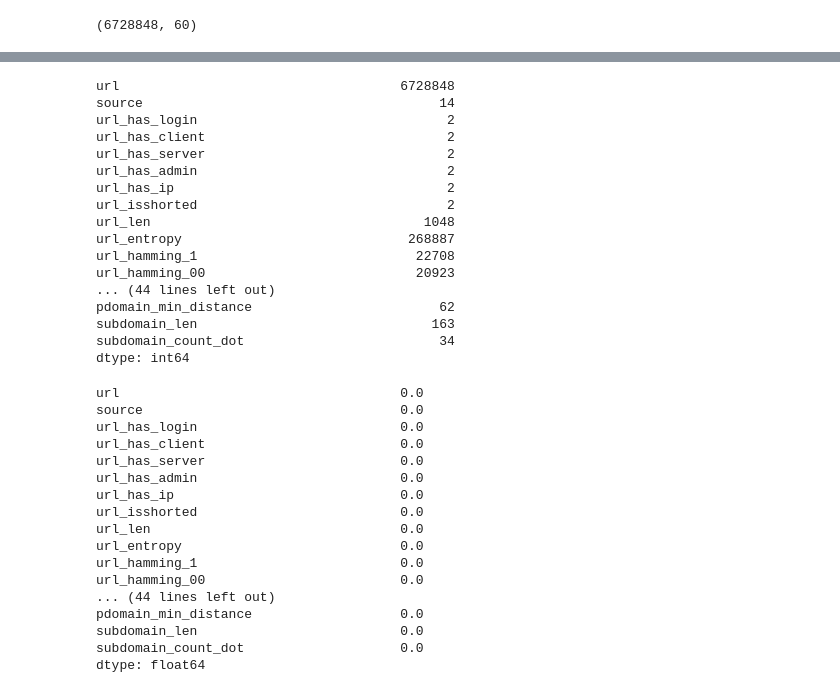
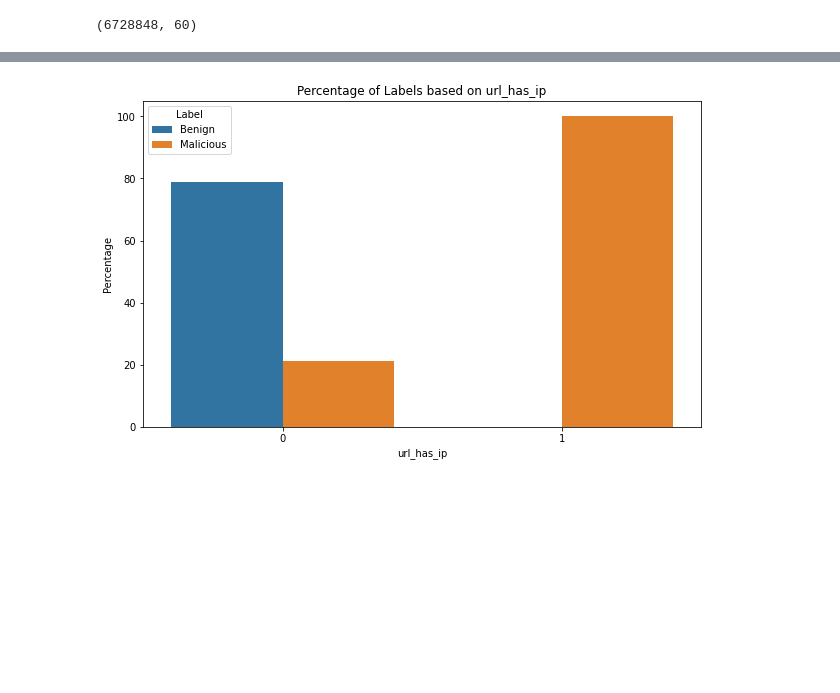
Before and after one commit to a8truong/dsc148_project, a Jupyter notebook: DSC148_Project.ipynb, the cells around one changed output, grey strips where cells are left out. Cells and saved outputs as stored; diff of their text form; code cells hidden in the pictures; blank space fills up the shorter version.

Commit message:
added models

```diff
--- a/DSC148_Project.ipynb
+++ b/DSC148_Project.ipynb
@@ -91,40 +62,4 @@ X.info
 # %%
-X.nunique() # We can see that urls are entirely unique and acts as an id, so we can omit for our classification modeling
+train.nunique() # We can see that urls are entirely unique and acts as an id, so we can omit for our classification modeling
-# %% [output]
-url                                    6728848
-source                                      14
-url_has_login                                2
-url_has_client                               2
-url_has_server                               2
-url_has_admin                                2
-url_has_ip                                   2
-url_isshorted                                2
-url_len                                   1048
-url_entropy                             268887
-url_hamming_1                            22708
-url_hamming_00                           20923
-... (44 lines left out)
-pdomain_min_distance                        62
-subdomain_len                              163
-subdomain_count_dot                         34
-dtype: int64
 # %%
-(X.isnull().sum()/(len(X)))*100 # There is no missing data
+train.isnull().sum() # There is no missing data
-# %% [output]
-url                                    0.0
-source                                 0.0
-url_has_login                          0.0
-url_has_client                         0.0
-url_has_server                         0.0
-url_has_admin                          0.0
-url_has_ip                             0.0
-url_isshorted                          0.0
-url_len                                0.0
-url_entropy                            0.0
-url_hamming_1                          0.0
-url_hamming_00                         0.0
-... (44 lines left out)
-pdomain_min_distance                   0.0
-subdomain_len                          0.0
-subdomain_count_dot                    0.0
-dtype: float64
@@ -133,0 +66,20 @@ sb.boxplot(x='label', y='price', data=train[['label', 'price']])
+# %%
+# add label col as str to use as legend label
+train['label_str'] = ['Malicious' if i else 'Benign' for i in train.label]
+# %%
+# Group by 'url_has_ip' and count occurrences of each label
+counts = train.groupby(['url_has_ip', 'label_str']).size().reset_index(name='count')
+
+# Calculate percentage within each 'url_has_ip' category
+counts['percentage'] = counts.groupby('url_has_ip')['count'].transform(lambda x: x / x.sum() * 100)
+
+# Plot
+plt.figure(figsize=(10, 6))
+sns.barplot(data=counts, x='url_has_ip', y='percentage', hue='label_str')
+plt.title('Percentage of Labels based on url_has_ip')
+plt.xlabel('url_has_ip')
+plt.ylabel('Percentage')
+plt.legend(title='Label')
+plt.show()
+# %% [output]
+[figure, added]
```
Also changed, not shown: parts of 40 cells of this notebook.
